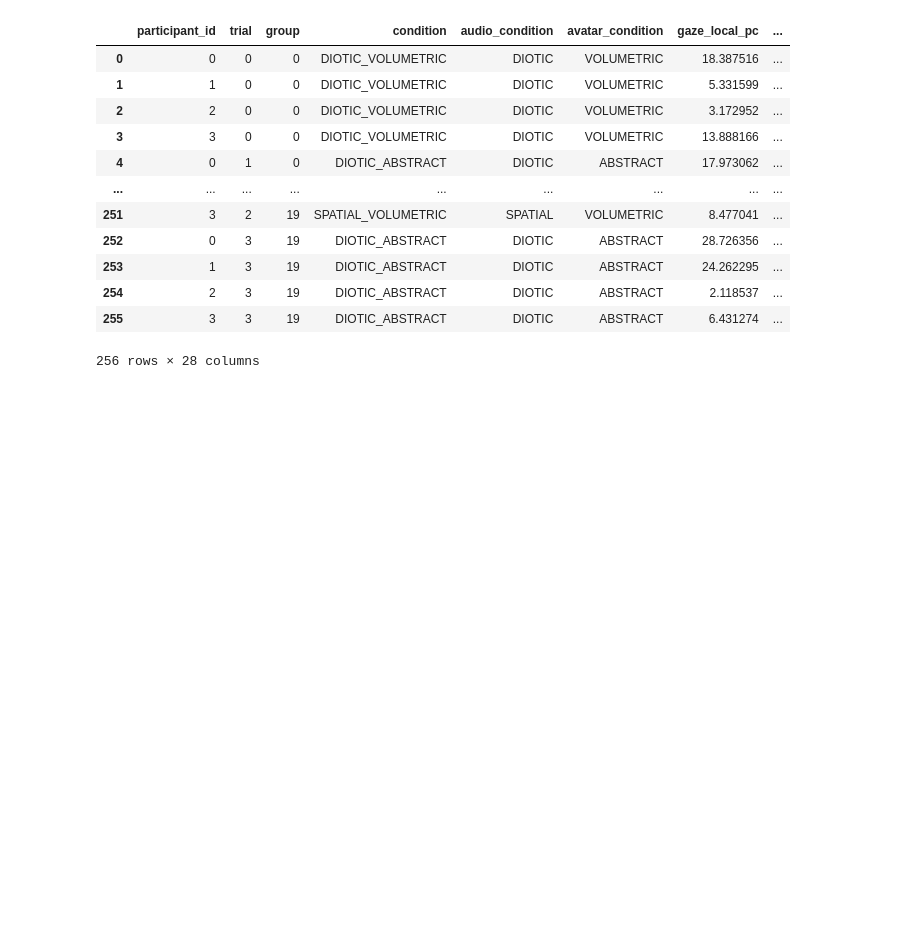
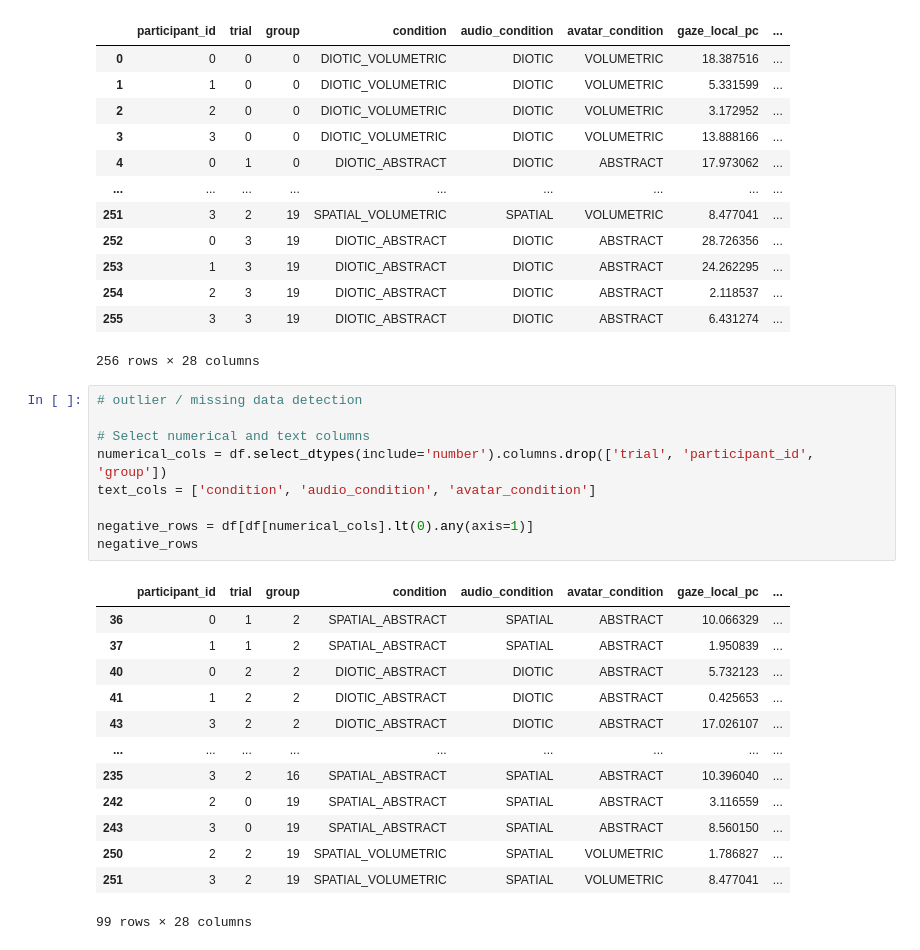
Before and after one commit to gary444/Recording-And-Analysis-Plugin, a Jupyter notebook: Python/GazeStatisticalAnalysis.ipynb, the cells around one changed output. Saved outputs shown, nothing was run; the diff lists cells and outputs as text; blank space fills up the shorter version.

Commit message:
add some analysis of data, aggregation and ANOVA tests for gaze analysis

```diff
--- a/Python/GazeStatisticalAnalysis.ipynb
+++ b/Python/GazeStatisticalAnalysis.ipynb
@@ -35,3 +40,26 @@ df
 | 254 | 2 | 3 | 19 | DIOTIC_ABSTRACT | DIOTIC | ABSTRACT | 2.118537 | ... |
 | 255 | 3 | 3 | 19 | DIOTIC_ABSTRACT | DIOTIC | ABSTRACT | 6.431274 | ... |
 256 rows × 28 columns
+# %%
+# outlier / missing data detection
+
+# Select numerical and text columns
+numerical_cols = df.select_dtypes(include='number').columns.drop(['trial', 'participant_id', 'group'])
+text_cols = ['condition', 'audio_condition', 'avatar_condition']
+
+negative_rows = df[df[numerical_cols].lt(0).any(axis=1)]
+negative_rows
+# %% [output]
+|  | participant_id | trial | group | condition | audio_condition | avatar_condition | gaze_local_pc | ... |
+| 36 | 0 | 1 | 2 | SPATIAL_ABSTRACT | SPATIAL | ABSTRACT | 10.066329 | ... |
+| 37 | 1 | 1 | 2 | SPATIAL_ABSTRACT | SPATIAL | ABSTRACT | 1.950839 | ... |
+| 40 | 0 | 2 | 2 | DIOTIC_ABSTRACT | DIOTIC | ABSTRACT | 5.732123 | ... |
+| 41 | 1 | 2 | 2 | DIOTIC_ABSTRACT | DIOTIC | ABSTRACT | 0.425653 | ... |
+| 43 | 3 | 2 | 2 | DIOTIC_ABSTRACT | DIOTIC | ABSTRACT | 17.026107 | ... |
+| ... | ... | ... | ... | ... | ... | ... | ... | ... |
+| 235 | 3 | 2 | 16 | SPATIAL_ABSTRACT | SPATIAL | ABSTRACT | 10.396040 | ... |
+| 242 | 2 | 0 | 19 | SPATIAL_ABSTRACT | SPATIAL | ABSTRACT | 3.116559 | ... |
+| 243 | 3 | 0 | 19 | SPATIAL_ABSTRACT | SPATIAL | ABSTRACT | 8.560150 | ... |
+| 250 | 2 | 2 | 19 | SPATIAL_VOLUMETRIC | SPATIAL | VOLUMETRIC | 1.786827 | ... |
+| 251 | 3 | 2 | 19 | SPATIAL_VOLUMETRIC | SPATIAL | VOLUMETRIC | 8.477041 | ... |
+99 rows × 28 columns
```
Also changed, not shown: parts of 5 cells of this notebook.
